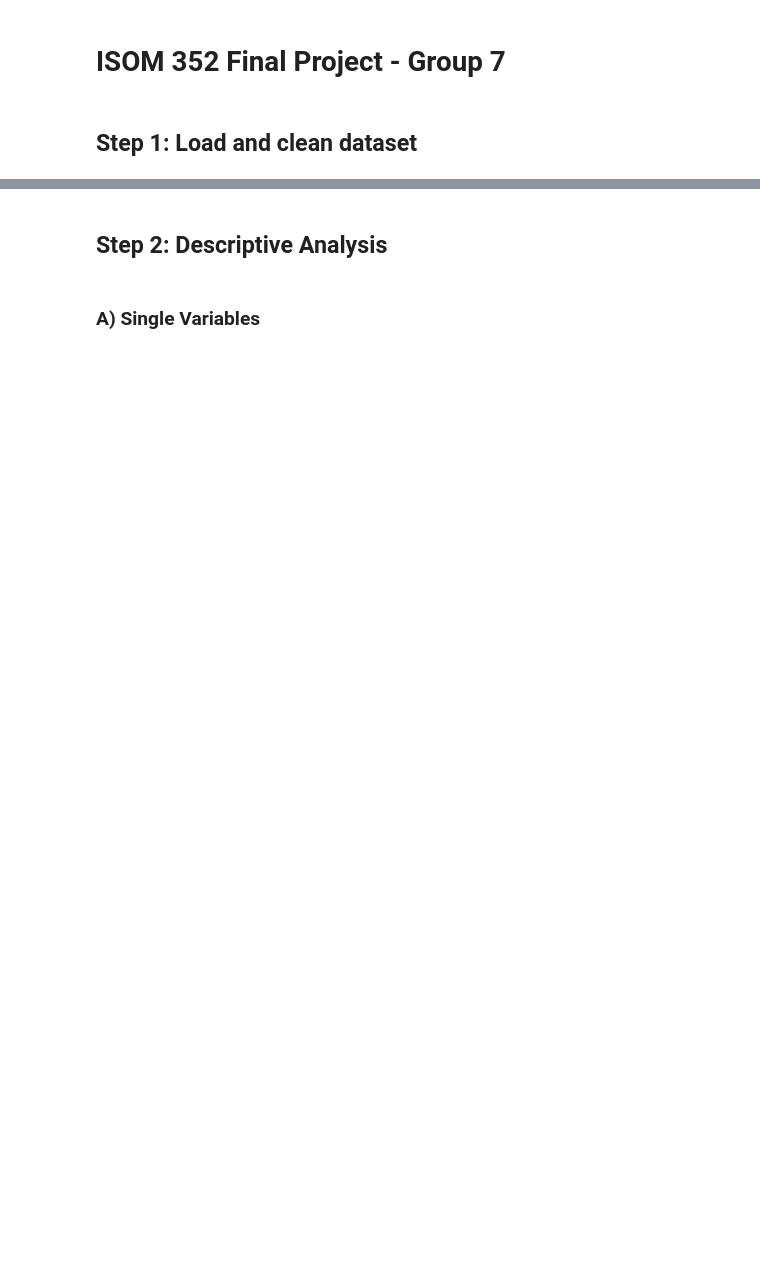
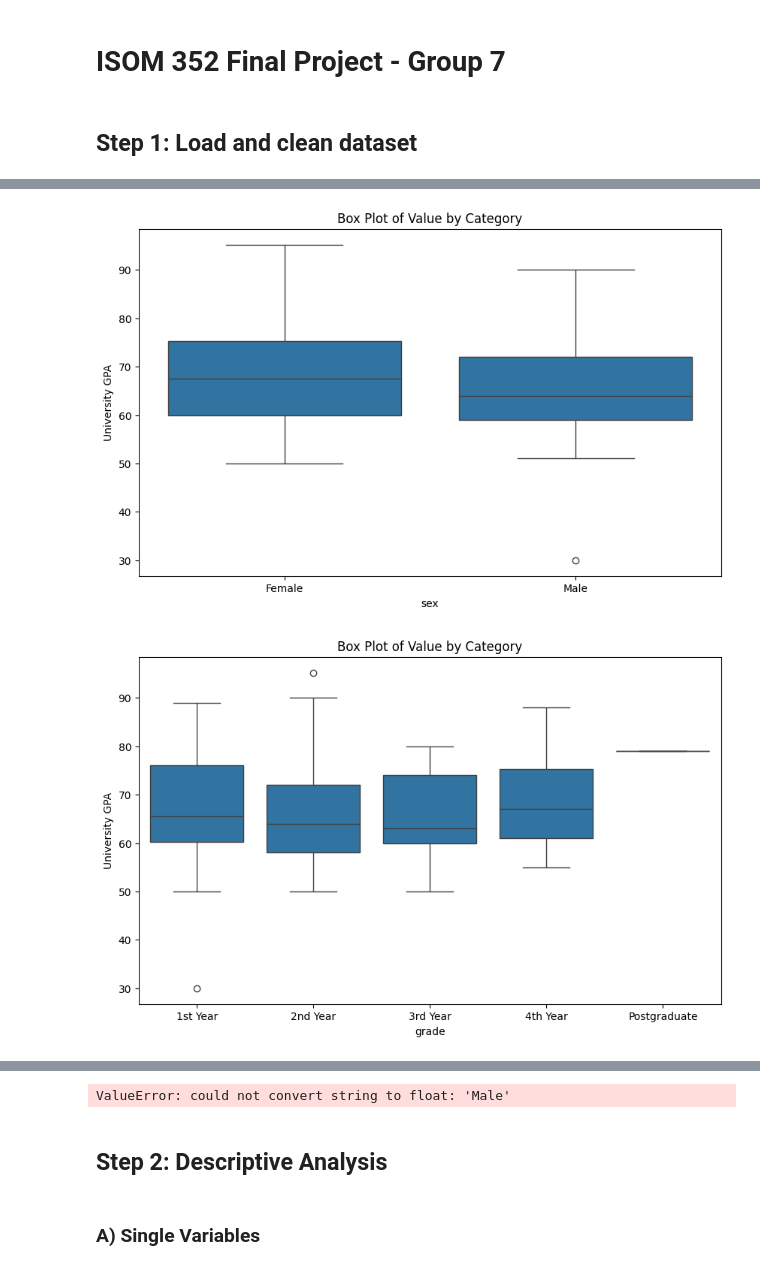
Before and after one commit to jocelynng1310/isom352final, a Jupyter notebook: finalproject.ipynb, the cells around one changed output, grey strips where cells are left out. Drawn from its saved outputs; the diff is of its cells as text; code cells hidden in the pictures; blank space fills up the shorter version.

```diff
--- a/finalproject.ipynb
+++ b/finalproject.ipynb
@@ -125,0 +170,12 @@ memory usage: 24.5 KB
+# %%
+for column in cat_vars:
+
+    plt.figure(figsize=(10, 6))
+    sns.boxplot(x=column, y='uni_gpa', data=df2)
+    plt.title('Box Plot of Value by Category')
+    plt.xlabel(column)
+    plt.ylabel('University GPA')
+    plt.show()
+# %% [output]
+[figure, added]
+[figure, added]
@@ -126,3 +193,12 @@ memory usage: 24.5 KB
+# %%
+# Correlation matrix for variables
+correlation_matrix = df2.corr(numeric_only=False).round(2)
+plt.figure(figsize=(10, 8))
+sns.heatmap(correlation_matrix, annot=True, cmap='coolwarm')
+plt.title('Correlation Matrix')
+plt.show()
+# %% [output]
+ValueError: could not convert string to float: 'Male'
 # %% [markdown]
 ## Step 2: Descriptive Analysis
 # %% [markdown]
```
Also changed, not shown: parts of 10 cells of this notebook.
